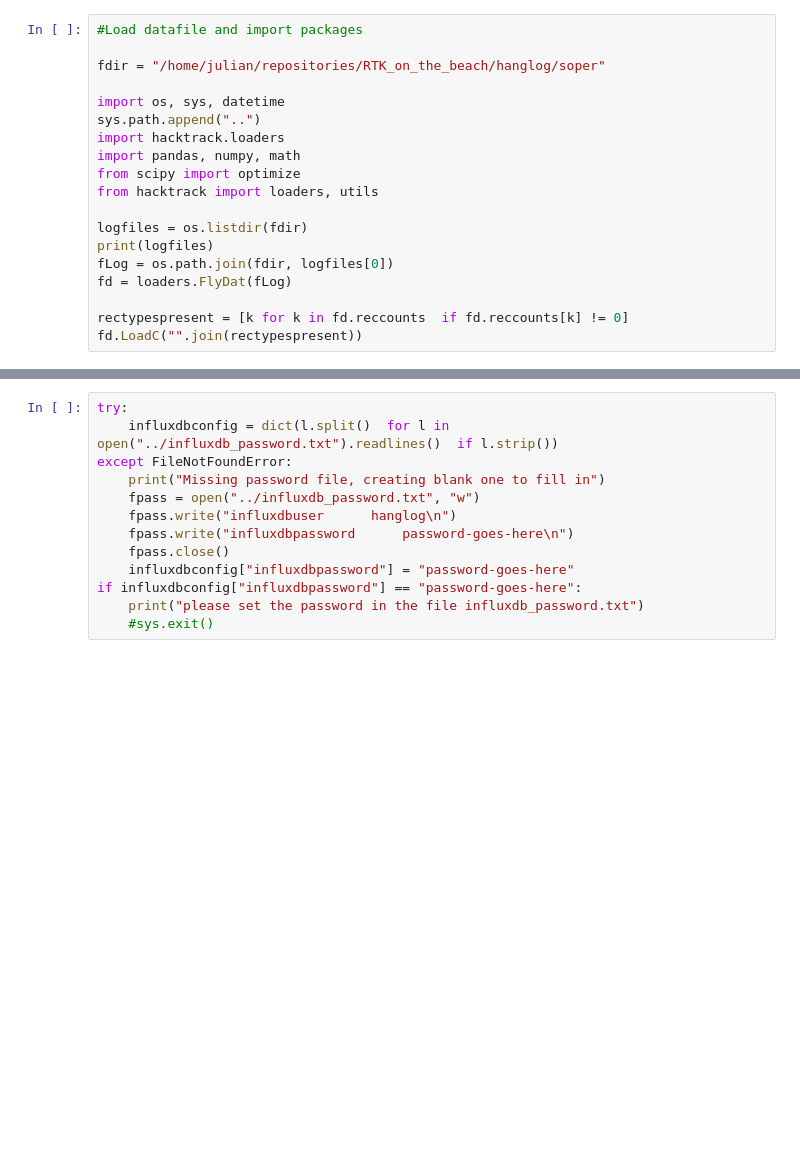
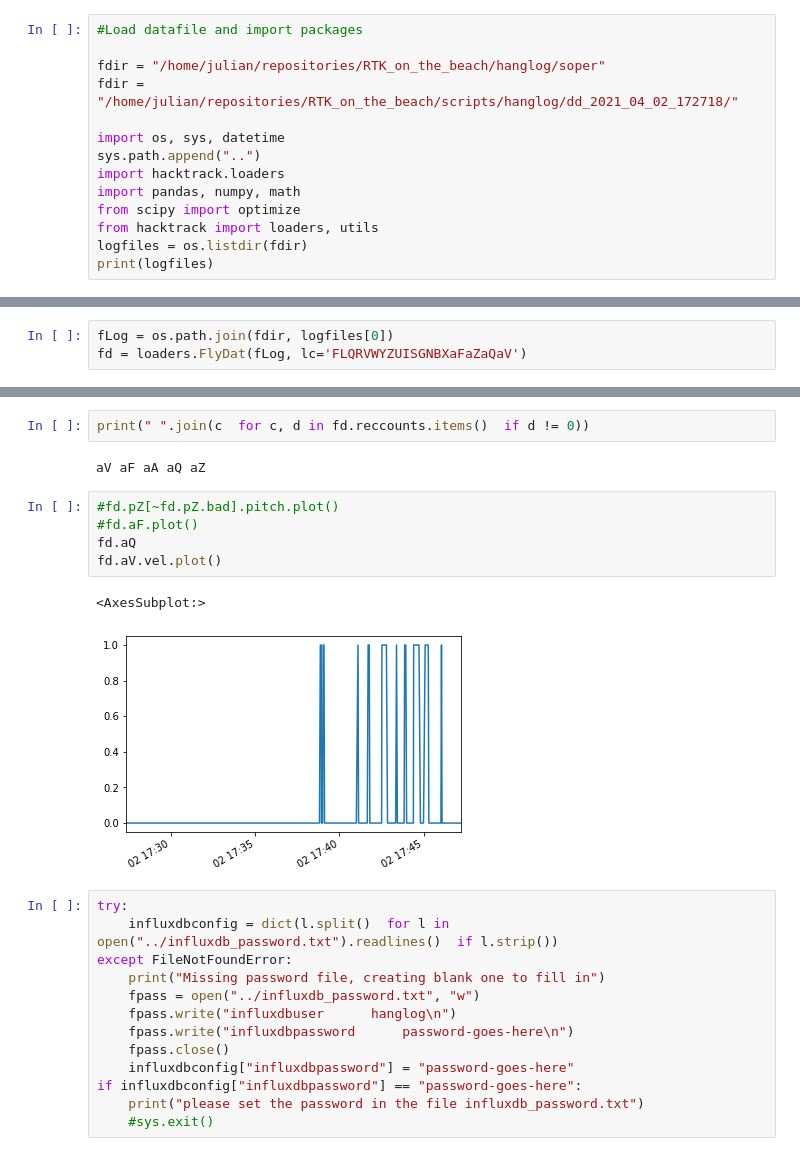
Before and after one commit to goatchurchprime/RTK_on_the_beach, a Jupyter notebook: notebooks/influxdbuploader.ipynb, the cells around one changed output, grey strips where cells are left out. Cells and saved outputs as stored; diff of their text form; blank space fills up the shorter version.

```diff
--- a/notebooks/influxdbuploader.ipynb
+++ b/notebooks/influxdbuploader.ipynb
@@ -2,6 +2,7 @@
 #Load datafile and import packages
 
 fdir = "/home/julian/repositories/RTK_on_the_beach/hanglog/soper"
+fdir = "/home/julian/repositories/RTK_on_the_beach/scripts/hanglog/dd_2021_04_02_172718/"
 
 import os, sys, datetime
 sys.path.append("..")
@@ -9,12 +10,6 @@ import hacktrack.loaders
 import pandas, numpy, math
 from scipy import optimize
 from hacktrack import loaders, utils
-
 logfiles = os.listdir(fdir)
 print(logfiles)
-fLog = os.path.join(fdir, logfiles[0])
-fd = loaders.FlyDat(fLog)
-
-rectypespresent = [k for k in fd.reccounts  if fd.reccounts[k] != 0]
-fd.LoadC("".join(rectypespresent))
 # %% [output]
@@ -42,0 +17,3 @@ os.path.split(fd.fname)[1]
+# %%
+fLog = os.path.join(fdir, logfiles[0])
+fd = loaders.FlyDat(fLog, lc='FLQRVWYZUISGNBXaFaZaQaV')
@@ -43,3 +30,15 @@ os.path.split(fd.fname)[1]
+# %%
+print(" ".join(c  for c, d in fd.reccounts.items()  if d != 0))
+# %% [output]
+aV aF aA aQ aZ
+# %%
+#fd.pZ[~fd.pZ.bad].pitch.plot()
+#fd.aF.plot()
+fd.aQ
+fd.aV.vel.plot()
+# %% [output]
+<AxesSubplot:>
+[figure, added]
 # %%
 try:
     influxdbconfig = dict(l.split()  for l in open("../influxdb_password.txt").readlines()  if l.strip())
```
Also changed, not shown: parts of 13 cells of this notebook, 3 other files.
